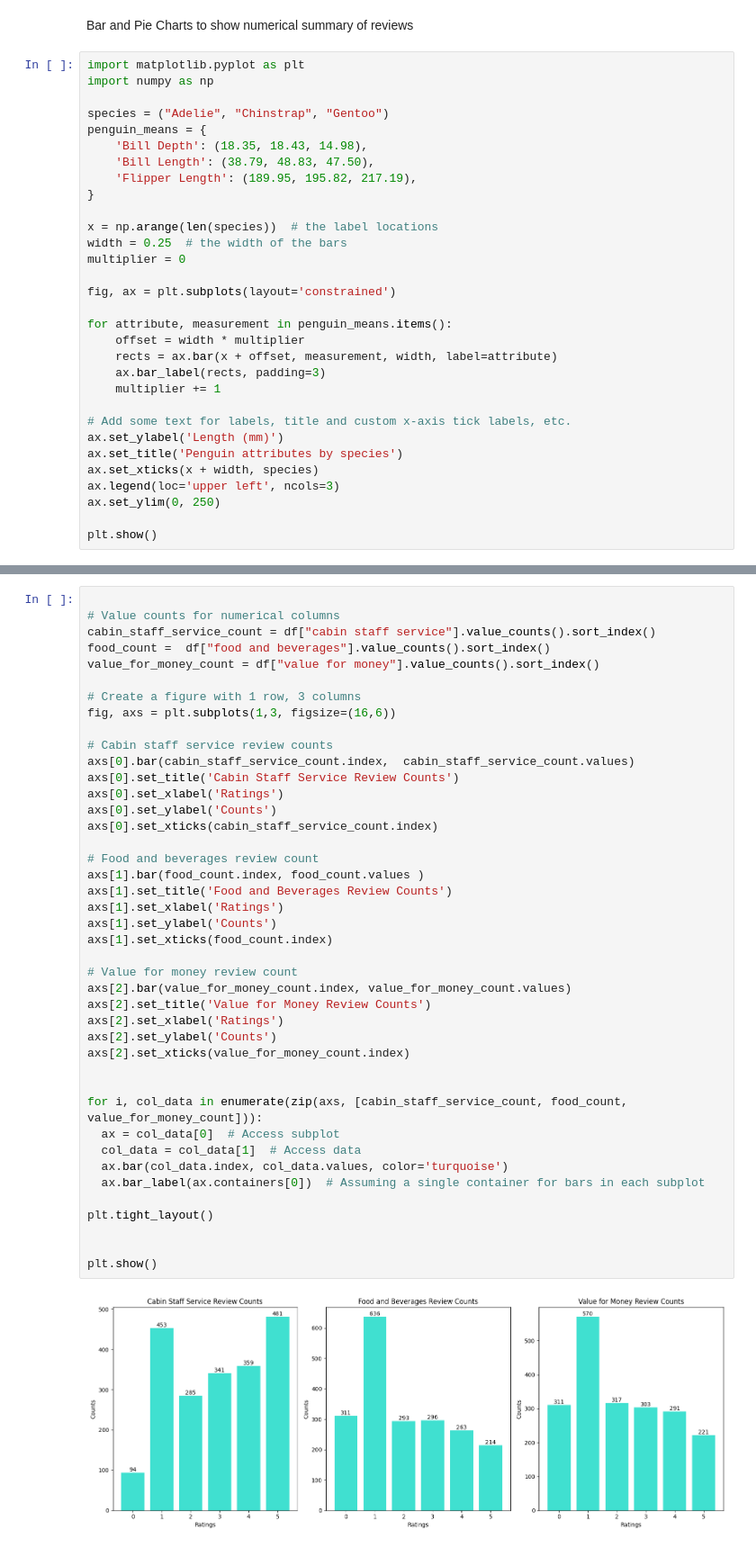
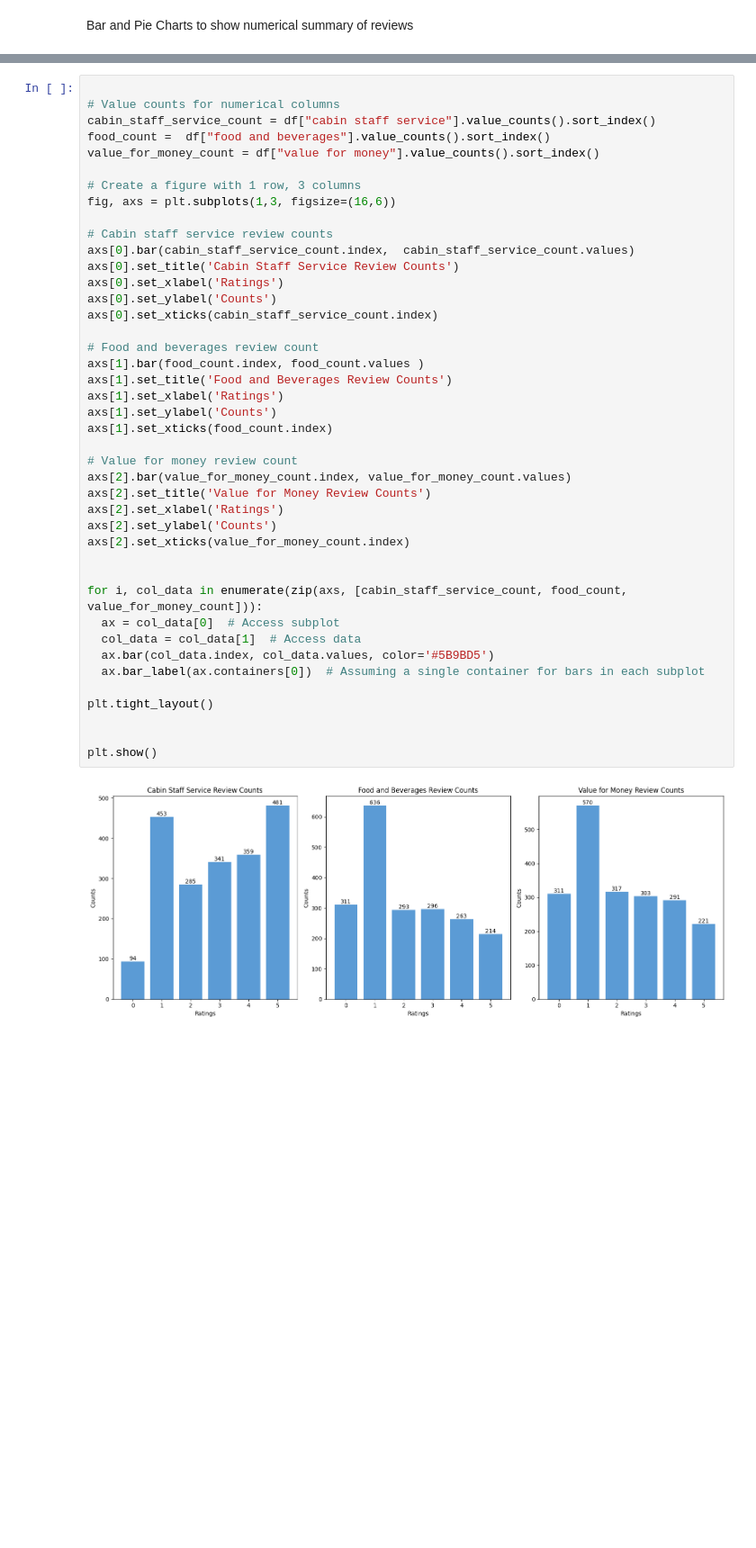
Before and after one commit to Ukomah/Customer-sentiment-analysis-for-british-airways-reviews, a Jupyter notebook: ba_reviews_analysis.ipynb, the cells around one changed output, grey strips where cells are left out. Shown at 90% size. Drawn from its saved outputs; the diff is of its cells as text; blank space fills up the shorter version.

```diff
--- a/ba_reviews_analysis.ipynb
+++ b/ba_reviews_analysis.ipynb
@@ -74,34 +74,3 @@ Name: count, Length: 149, dtype: int64
 #### `Step 3: Exploratory Data Analysis`
 # %% [markdown]
 Bar and Pie Charts to show numerical summary of reviews
-# %%
-import matplotlib.pyplot as plt
-import numpy as np
-
-species = ("Adelie", "Chinstrap", "Gentoo")
-penguin_means = {
-    'Bill Depth': (18.35, 18.43, 14.98),
-    'Bill Length': (38.79, 48.83, 47.50),
-    'Flipper Length': (189.95, 195.82, 217.19),
-}
-
-x = np.arange(len(species))  # the label locations
-width = 0.25  # the width of the bars
-multiplier = 0
-
-fig, ax = plt.subplots(layout='constrained')
-
-for attribute, measurement in penguin_means.items():
-    offset = width * multiplier
-    rects = ax.bar(x + offset, measurement, width, label=attribute)
-    ax.bar_label(rects, padding=3)
-    multiplier += 1
-
-# Add some text for labels, title and custom x-axis tick labels, etc.
-ax.set_ylabel('Length (mm)')
-ax.set_title('Penguin attributes by species')
-ax.set_xticks(x + width, species)
-ax.legend(loc='upper left', ncols=3)
-ax.set_ylim(0, 250)
-
-plt.show()
@@ -136,32 +89,32 @@ axs[0].bar(cabin_staff_service_count.index,  cabin_staff_service_count.values)
 axs[0].set_title('Cabin Staff Service Review Counts')
 axs[0].set_xlabel('Ratings')
 axs[0].set_ylabel('Counts')
 axs[0].set_xticks(cabin_staff_service_count.index)
 
 # Food and beverages review count
 axs[1].bar(food_count.index, food_count.values )
 axs[1].set_title('Food and Beverages Review Counts')
 axs[1].set_xlabel('Ratings')
 axs[1].set_ylabel('Counts')
 axs[1].set_xticks(food_count.index)
 
 # Value for money review count
 axs[2].bar(value_for_money_count.index, value_for_money_count.values)
 axs[2].set_title('Value for Money Review Counts')
 axs[2].set_xlabel('Ratings')
 axs[2].set_ylabel('Counts')
 axs[2].set_xticks(value_for_money_count.index)
 
 
 for i, col_data in enumerate(zip(axs, [cabin_staff_service_count, food_count, value_for_money_count])):
   ax = col_data[0]  # Access subplot
   col_data = col_data[1]  # Access data
-  ax.bar(col_data.index, col_data.values, color='turquoise')
+  ax.bar(col_data.index, col_data.values, color='#5B9BD5')
   ax.bar_label(ax.containers[0])  # Assuming a single container for bars in each subplot
 
 plt.tight_layout()
 
 
 plt.show()
 # %% [output]
-[figure, old version]
+[figure, new version]
```
Also changed, not shown: parts of 6 cells of this notebook.
